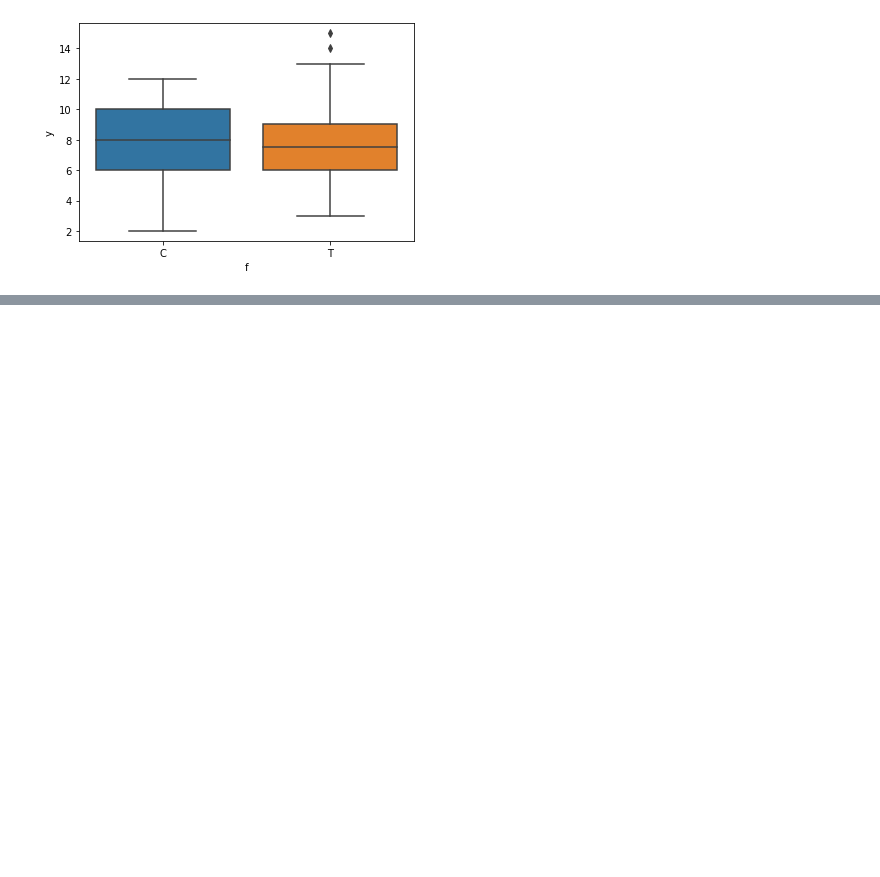
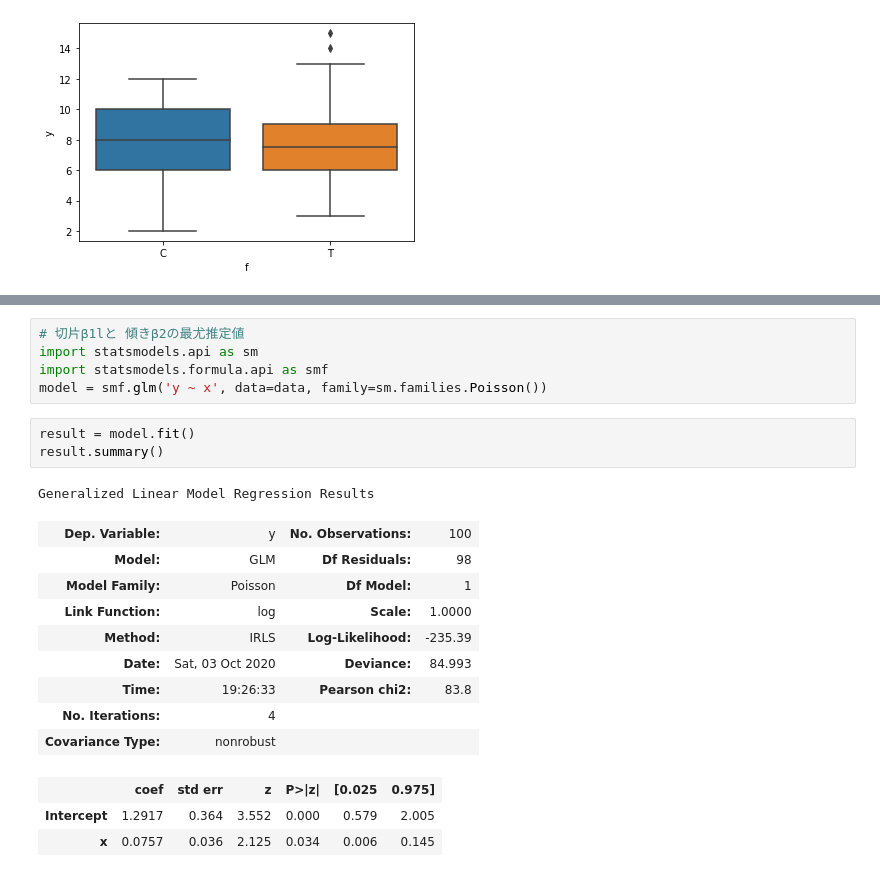
Before and after one commit to KFurudate/Midoribon, a Jupyter notebook: chap3.ipynb, the cells around one changed output, grey strips where cells are left out. Drawn from its saved outputs; the diff is of its cells as text; blank space fills up the shorter version.

```diff
--- a/chap3.ipynb
+++ b/chap3.ipynb
@@ -70,0 +84,22 @@ plt.show()
+# %%
+# 切片β1lと 傾きβ2の最尤推定値
+import statsmodels.api as sm
+import statsmodels.formula.api as smf
+model = smf.glm('y ~ x', data=data, family=sm.families.Poisson())
+# %%
+result = model.fit()
+result.summary()
+# %% [output]
+Generalized Linear Model Regression Results
+| Dep. Variable: | y | No. Observations: | 100 |
+| Model: | GLM | Df Residuals: | 98 |
+| Model Family: | Poisson | Df Model: | 1 |
+| Link Function: | log | Scale: | 1.0000 |
+| Method: | IRLS | Log-Likelihood: | -235.39 |
+| Date: | Sat, 03 Oct 2020 | Deviance: | 84.993 |
+| Time: | 19:26:33 | Pearson chi2: | 83.8 |
+| No. Iterations: | 4 |  |  |
+| Covariance Type: | nonrobust |  |  |
+|  | coef | std err | z | P>|z| | [0.025 | 0.975] |
+| Intercept | 1.2917 | 0.364 | 3.552 | 0.000 | 0.579 | 2.005 |
+| x | 0.0757 | 0.036 | 2.125 | 0.034 | 0.006 | 0.145 |
```
Also changed, not shown: parts of 11 cells of this notebook.
